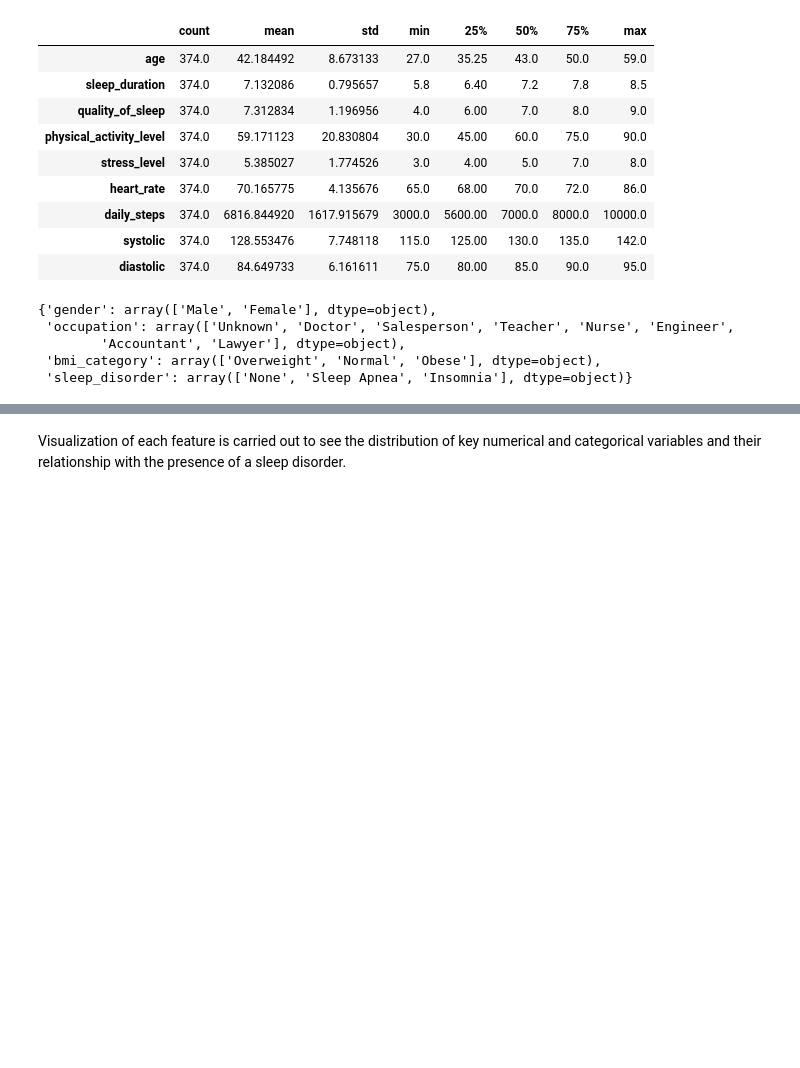
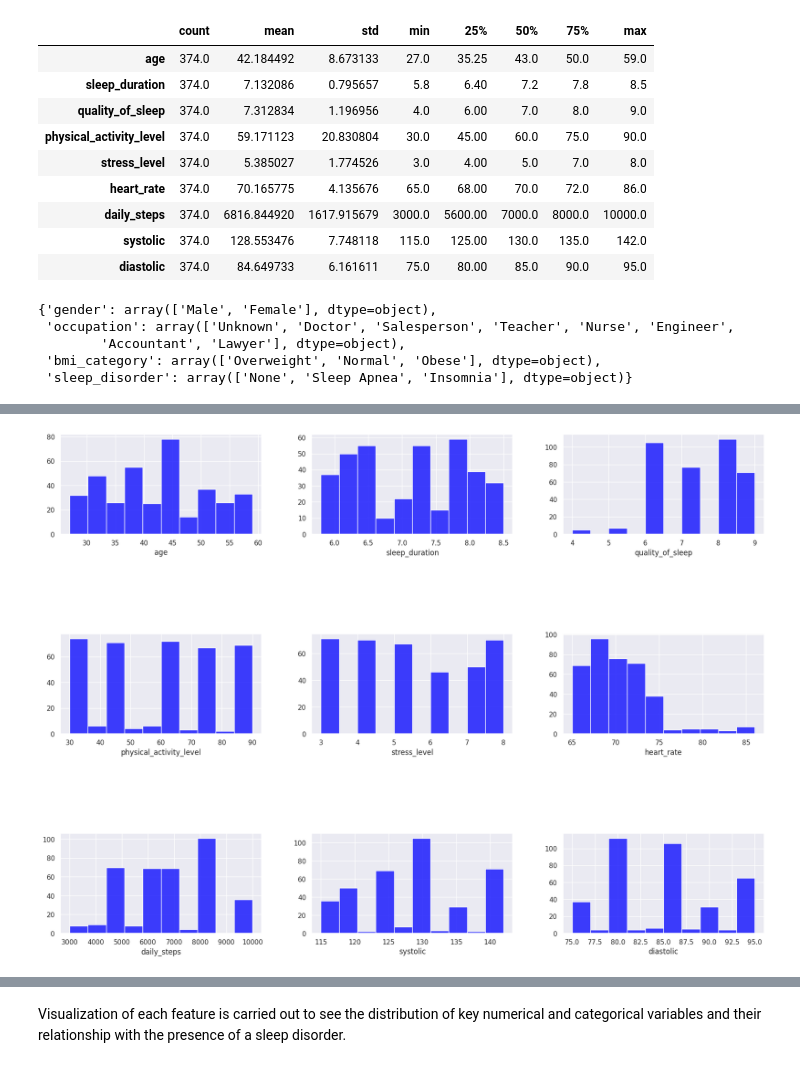
Before and after one commit to MsAnalyst/StatisticsforBusinessFP, a Jupyter notebook: Statistics_for_Business_Final_Project_Sleep_Disorder_(Dewi_I4Zs).ipynb, the cells around one changed output, grey strips where cells are left out. Saved outputs shown, nothing was run; the diff lists cells and outputs as text; code cells hidden in the pictures; blank space fills up the shorter version.

```diff
--- a/Statistics_for_Business_Final_Project_Sleep_Disorder_(Dewi_I4Zs).ipynb
+++ b/Statistics_for_Business_Final_Project_Sleep_Disorder_(Dewi_I4Zs).ipynb
@@ -324,0 +321,13 @@ The descriptive statistics provide the following insights:
+# %%
+#Review the numerical distribution.
+fig, axs = plt.subplots(3, 3, figsize=(21, 15))
+plt.subplots_adjust(wspace=0.25, hspace=1)
+
+numerical = ["age", "sleep_duration", "quality_of_sleep", "physical_activity_level", "stress_level", "heart_rate", "daily_steps", "systolic", "diastolic"]
+
+for i, cat in enumerate(numerical):
+    sns.histplot(df[cat], bins=10, color='blue', ax=axs[int(i/3), i%3]).set_ylabel("")
+
+plt.show()
+# %% [output]
+[figure, added]
```
Also changed, not shown: parts of 56 cells of this notebook.
